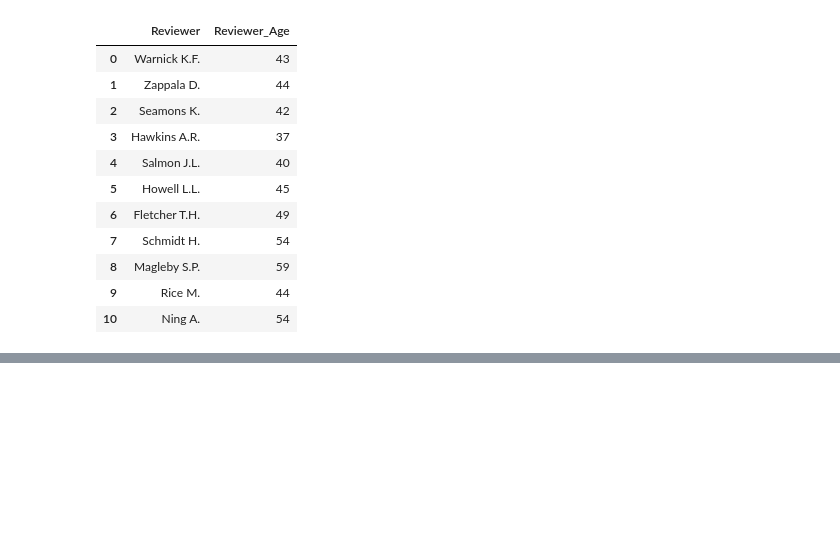
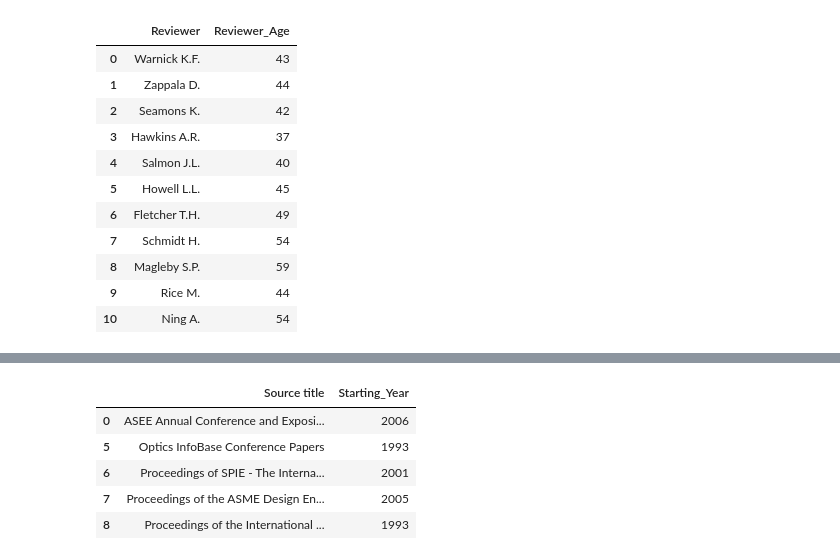
Before and after one commit to SYusupov/SDM_Lab3_GraphDB, a Jupyter notebook: data/Generate_Additional_Attributes.ipynb, the cells around one changed output, grey strips where cells are left out. Saved outputs shown, nothing was run; the diff lists cells and outputs as text; code cells hidden in the pictures; blank space fills up the shorter version.

```diff
--- a/data/Generate_Additional_Attributes.ipynb
+++ b/data/Generate_Additional_Attributes.ipynb
@@ -283,0 +319,3 @@ Reviwer_Age.to_csv("./Processed_data/Reviewer_Age.csv",index=False,encoding="utf
+# %%
+Jour_starting_Year = np.random.randint(low = 1990, high = 2010, size = 4)
+Conf_starting_Year = np.random.randint(low = 1990, high = 2010, size = 5)
@@ -283,0 +332,11 @@ Reviwer_Age.to_csv("./Processed_data/Reviewer_Age.csv",index=False,encoding="utf
+# %%
+#Conf = Conf.drop(["Type"],axis=1)
+Conf["Starting_Year"] = Conf_starting_Year
+Conf
+# %% [output]
+|  | Source title | Starting_Year |
+| 0 | ASEE Annual Conference and Exposi... | 2006 |
+| 5 | Optics InfoBase Conference Papers | 1993 |
+| 6 | Proceedings of SPIE - The Interna... | 2001 |
+| 7 | Proceedings of the ASME Design En... | 2005 |
+| 8 | Proceedings of the International ... | 1993 |
```
Also changed, not shown: parts of 6 cells of this notebook, 2 other files.
